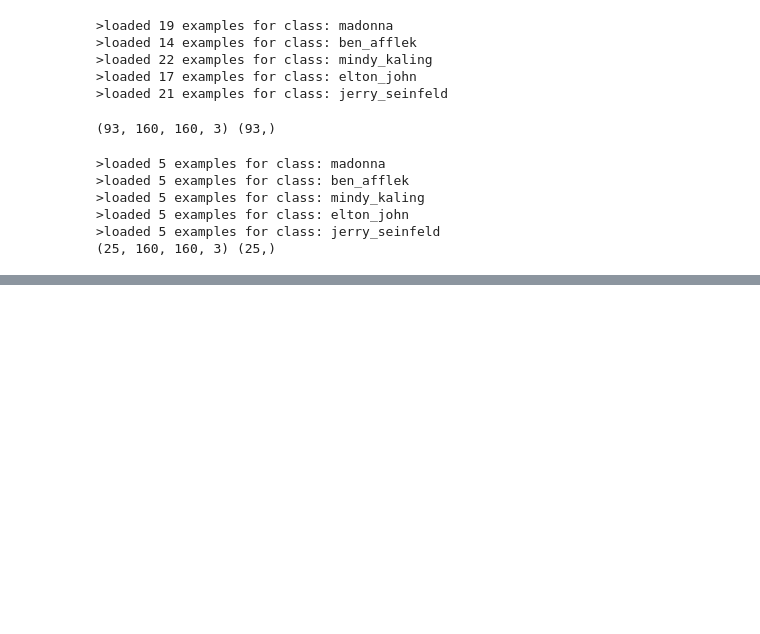
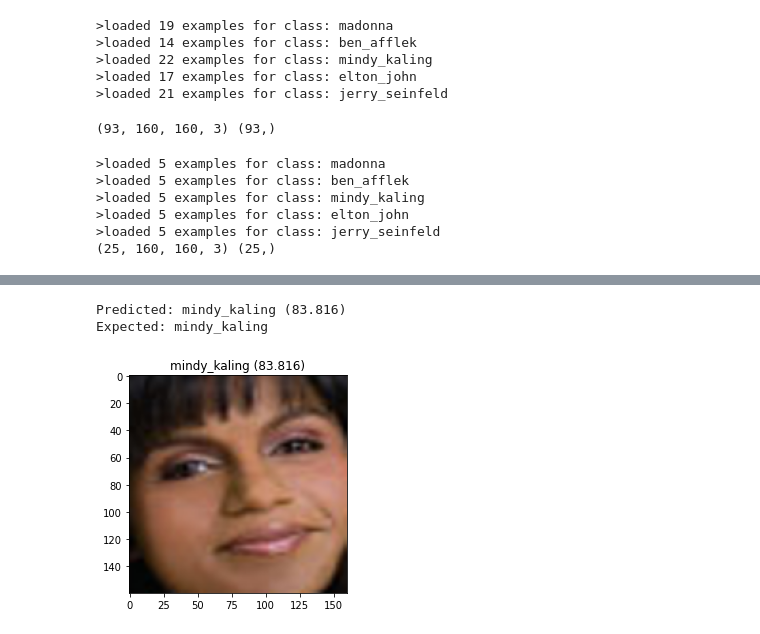
Before and after one commit to rajeevfromkrec/computer-vision, a Jupyter notebook: Project2.ipynb, the cells around one changed output, grey strips where cells are left out. Cells and saved outputs as stored; diff of their text form; code cells hidden in the pictures; blank space fills up the shorter version.

```diff
--- a/Project2.ipynb
+++ b/Project2.ipynb
@@ -272,0 +353,52 @@ savez_compressed('5-celebrity-faces-dataset.npz', trainX, trainy, testX, testy)
+# %%
+# develop a classifier for the 5 Celebrity Faces Dataset
+from random import choice
+from numpy import load
+from numpy import expand_dims
+from sklearn.preprocessing import LabelEncoder
+from sklearn.preprocessing import Normalizer
+from sklearn.svm import SVC
+from matplotlib import pyplot
+# load faces
+data = load('5-celebrity-faces-dataset.npz')
+testX_faces = data['arr_2']
+# load face embeddings
+data = load('5-celebrity-faces-embeddings.npz')
+trainX, trainy, testX, testy = data['arr_0'], data['arr_1'], data['arr_2'], data['arr_3']
+# normalize input vectors
+in_encoder = Normalizer(norm='l2')
+trainX = in_encoder.transform(trainX)
+testX = in_encoder.transform(testX)
+# label encode targets
+out_encoder = LabelEncoder()
+out_encoder.fit(trainy)
+trainy = out_encoder.transform(trainy)
+testy = out_encoder.transform(testy)
+# fit model
+model = SVC(kernel='linear', probability=True)
+model.fit(trainX, trainy)
+# test model on a random example from the test dataset
+selection = choice([i for i in range(testX.shape[0])])
+random_face_pixels = testX_faces[selection]
+random_face_emb = testX[selection]
+random_face_class = testy[selection]
+random_face_name = out_encoder.inverse_transform([random_face_class])
+# prediction for the face
+samples = expand_dims(random_face_emb, axis=0)
+yhat_class = model.predict(samples)
+yhat_prob = model.predict_proba(samples)
+# get name
+class_index = yhat_class[0]
+class_probability = yhat_prob[0,class_index] * 100
+predict_names = out_encoder.inverse_transform(yhat_class)
+print('Predicted: %s (%.3f)' % (predict_names[0], class_probability))
+print('Expected: %s' % random_face_name[0])
+# plot for fun
+pyplot.imshow(random_face_pixels)
+title = '%s (%.3f)' % (predict_names[0], class_probability)
+pyplot.title(title)
+pyplot.show()
+# %% [output]
+Predicted: mindy_kaling (83.816)
+Expected: mindy_kaling
+[figure, added]
```
Also changed, not shown: parts of 9 cells of this notebook.
